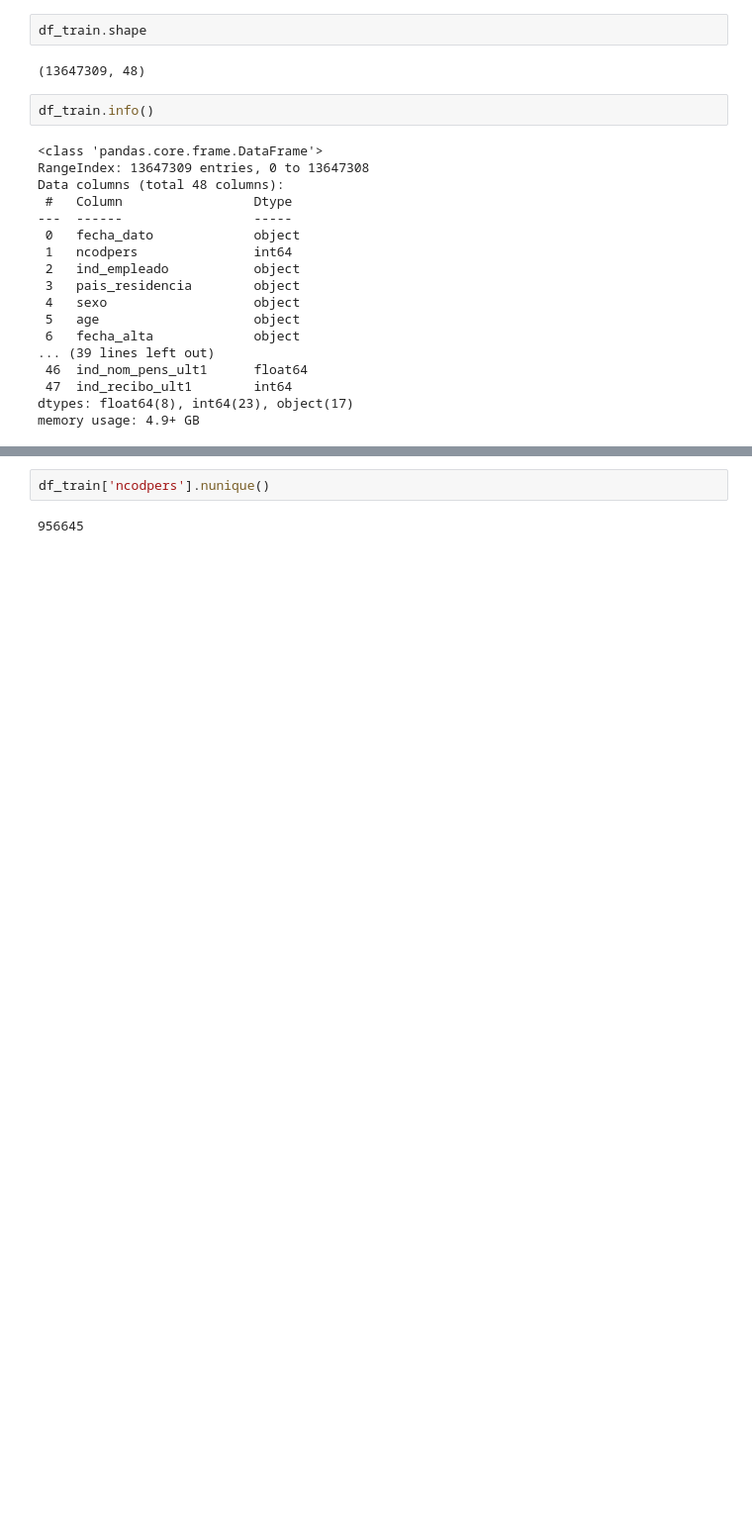
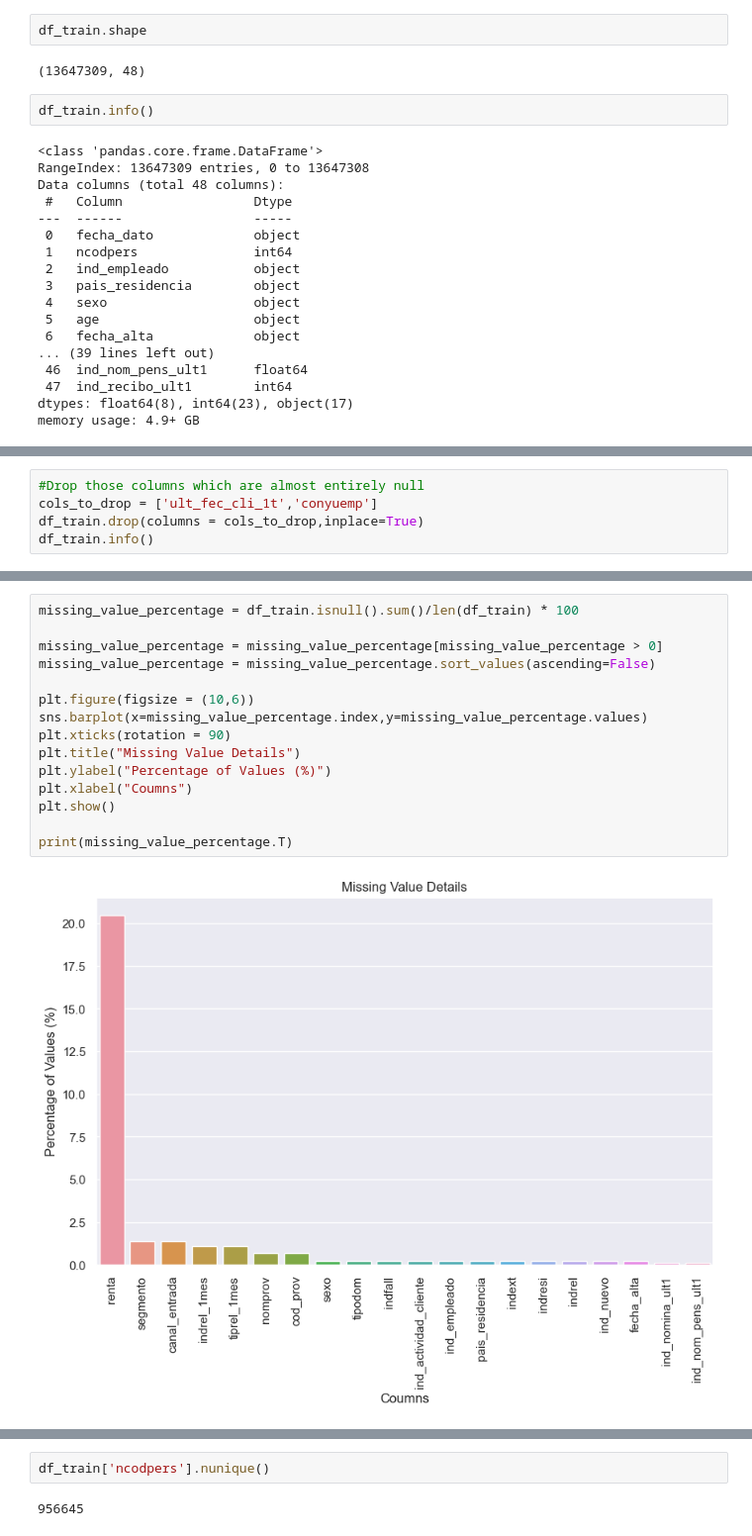
Before and after one commit to dennismathewjose/Santander-product-recommendation, a Jupyter notebook: santander-product-recommendation.ipynb, the cells around one changed output, grey strips where cells are left out. Shown at 99% size. Cells and saved outputs as stored; diff of their text form; blank space fills up the shorter version.

```diff
--- a/santander-product-recommendation.ipynb
+++ b/santander-product-recommendation.ipynb
@@ -62,0 +71,5 @@ dtype: float64
+# %%
+#Drop those columns which are almost entirely null
+cols_to_drop = ['ult_fec_cli_1t','conyuemp']
+df_train.drop(columns = cols_to_drop,inplace=True)
+df_train.info()
@@ -62,0 +94,17 @@ dtype: float64
+# %%
+missing_value_percentage = df_train.isnull().sum()/len(df_train) * 100
+
+missing_value_percentage = missing_value_percentage[missing_value_percentage > 0]
+missing_value_percentage = missing_value_percentage.sort_values(ascending=False)
+
+plt.figure(figsize = (10,6))
+sns.barplot(x=missing_value_percentage.index,y=missing_value_percentage.values)
+plt.xticks(rotation = 90)
+plt.title("Missing Value Details")
+plt.ylabel("Percentage of Values (%)")
+plt.xlabel("Coumns")
+plt.show()
+
+print(missing_value_percentage.T)
+# %% [output]
+[figure, added]
```
Also changed, not shown: parts of 21 cells of this notebook.
